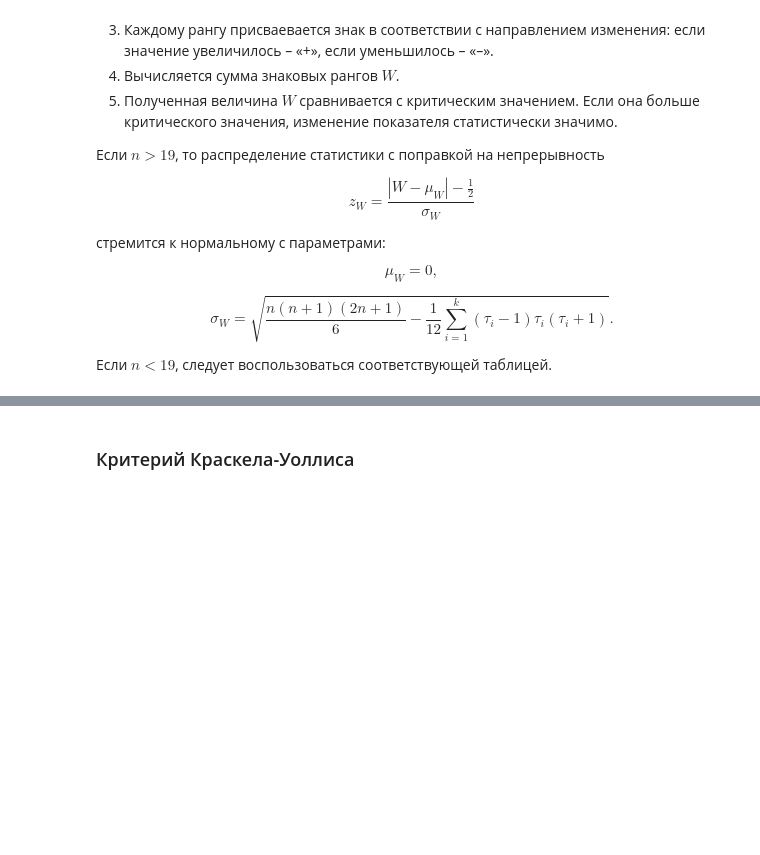
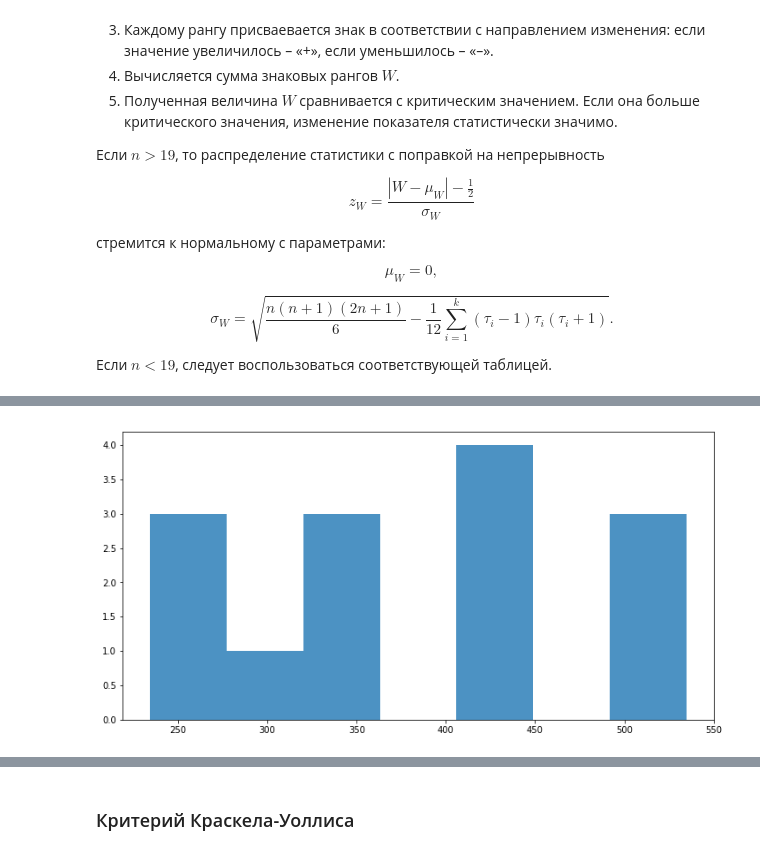
Before and after one commit to maxbolgarin/educational_materials, a Jupyter notebook: Statistics/5_nonparametric_tests.ipynb, the cells around one changed output, grey strips where cells are left out. Cells and saved outputs as stored; diff of their text form; code cells hidden in the pictures; blank space fills up the shorter version.

```diff
--- a/Statistics/5_nonparametric_tests.ipynb
+++ b/Statistics/5_nonparametric_tests.ipynb
@@ -120,0 +176,5 @@ $$ \sigma_W = \sqrt{\frac{n\left(n+1\right)\left(2n+1\right)}{6} - \frac{1}{12}\
+# %%
+with_ad = [421, 534, 283, 443, 532, 321, 324, 234, 437, 535, 321, 234, 432, 234]
+plot_hist(with_ad)
+# %% [output]
+[figure, added]
```
Also changed, not shown: parts of 28 cells of this notebook.
